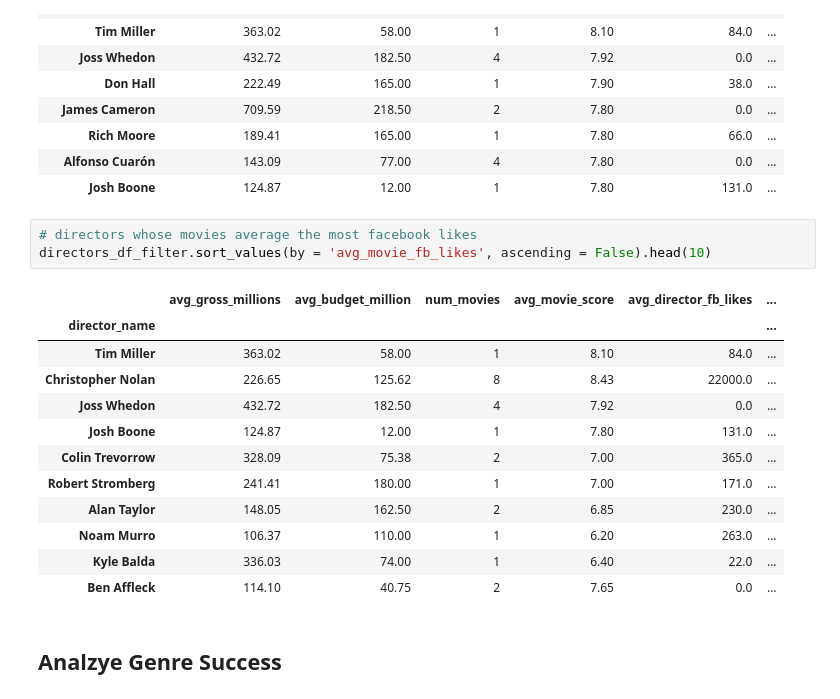
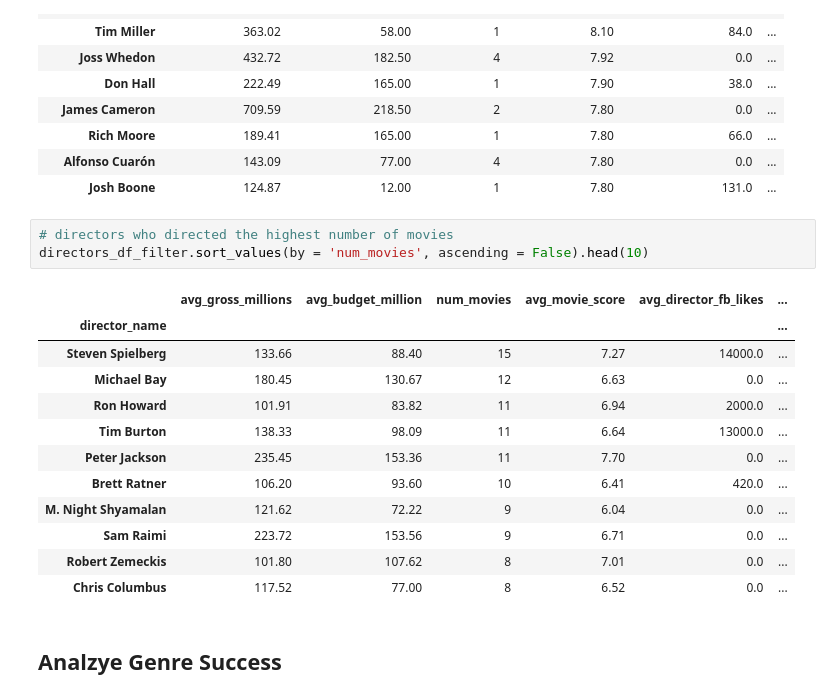
Before and after one commit to kristinkspanos/data_analysis_movie_studio, a Jupyter notebook: assignment_2_movie_data.ipynb, the cells around one changed output. Cells and saved outputs as stored; diff of their text form.

```diff
--- a/assignment_2_movie_data.ipynb
+++ b/assignment_2_movie_data.ipynb
@@ -153,21 +161,21 @@ directors_df_filter.sort_values(by = 'avg_movie_score', ascending = False).head(
 | Alfonso Cuarón | 143.09 | 77.00 | 4 | 7.80 | 0.0 | ... |
 | Josh Boone | 124.87 | 12.00 | 1 | 7.80 | 131.0 | ... |
 # %%
-# directors whose movies average the most facebook likes
-directors_df_filter.sort_values(by = 'avg_movie_fb_likes', ascending = False).head(10)
+# directors who directed the highest number of movies
+directors_df_filter.sort_values(by = 'num_movies', ascending = False).head(10)
 # %% [output]
 |  | avg_gross_millions | avg_budget_million | num_movies | avg_movie_score | avg_director_fb_likes | ... |
 | director_name |  |  |  |  |  | ... |
-| Tim Miller | 363.02 | 58.00 | 1 | 8.10 | 84.0 | ... |
-| Christopher Nolan | 226.65 | 125.62 | 8 | 8.43 | 22000.0 | ... |
-| Joss Whedon | 432.72 | 182.50 | 4 | 7.92 | 0.0 | ... |
-| Josh Boone | 124.87 | 12.00 | 1 | 7.80 | 131.0 | ... |
-| Colin Trevorrow | 328.09 | 75.38 | 2 | 7.00 | 365.0 | ... |
-| Robert Stromberg | 241.41 | 180.00 | 1 | 7.00 | 171.0 | ... |
-| Alan Taylor | 148.05 | 162.50 | 2 | 6.85 | 230.0 | ... |
-| Noam Murro | 106.37 | 110.00 | 1 | 6.20 | 263.0 | ... |
-| Kyle Balda | 336.03 | 74.00 | 1 | 6.40 | 22.0 | ... |
-| Ben Affleck | 114.10 | 40.75 | 2 | 7.65 | 0.0 | ... |
+| Steven Spielberg | 133.66 | 88.40 | 15 | 7.27 | 14000.0 | ... |
+| Michael Bay | 180.45 | 130.67 | 12 | 6.63 | 0.0 | ... |
+| Ron Howard | 101.91 | 83.82 | 11 | 6.94 | 2000.0 | ... |
+| Tim Burton | 138.33 | 98.09 | 11 | 6.64 | 13000.0 | ... |
+| Peter Jackson | 235.45 | 153.36 | 11 | 7.70 | 0.0 | ... |
+| Brett Ratner | 106.20 | 93.60 | 10 | 6.41 | 420.0 | ... |
+| M. Night Shyamalan | 121.62 | 72.22 | 9 | 6.04 | 0.0 | ... |
+| Sam Raimi | 223.72 | 153.56 | 9 | 6.71 | 0.0 | ... |
+| Robert Zemeckis | 101.80 | 107.62 | 8 | 7.01 | 0.0 | ... |
+| Chris Columbus | 117.52 | 77.00 | 8 | 6.52 | 0.0 | ... |
 # %% [markdown]
 ## Analzye Genre Success
 # %%
```
Also changed, not shown: parts of 2 cells of this notebook, 10 other files.
